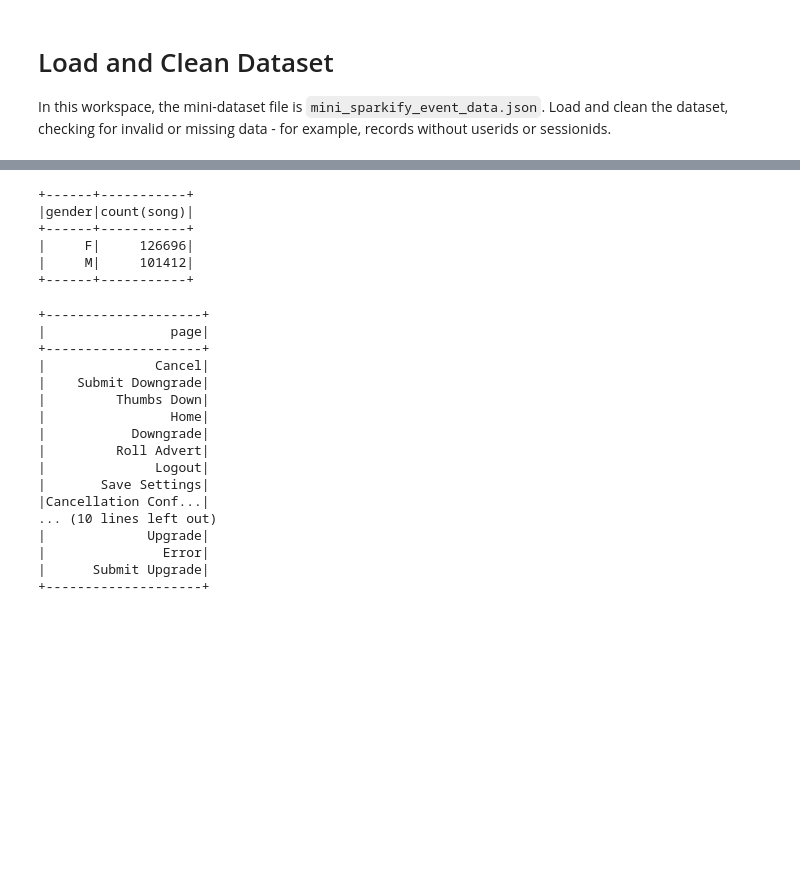
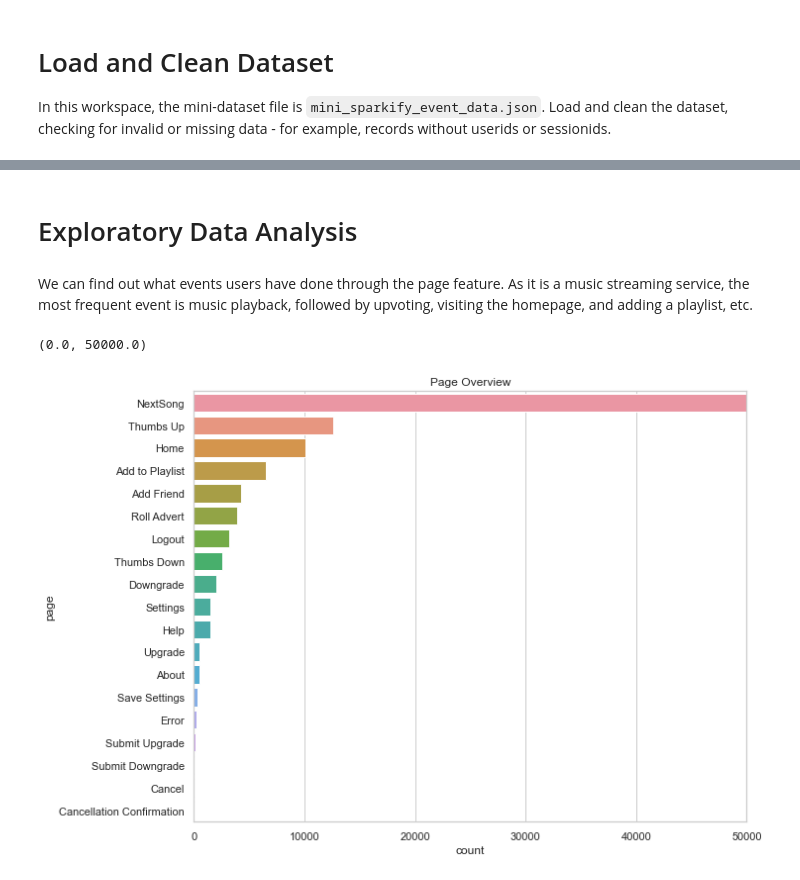
Before and after one commit to stillqe/sparkify, a Jupyter notebook: Sparkify.ipynb, the cells around one changed output, grey strips where cells are left out. Saved outputs shown, nothing was run; the diff lists cells and outputs as text; code cells hidden in the pictures; blank space fills up the shorter version.

```diff
--- a/Sparkify.ipynb
+++ b/Sparkify.ipynb
@@ -5,7 +5,6 @@ This workspace contains a tiny subset (128MB) of the full dataset available (12G
 # import libraries
 from pyspark.sql import SparkSession
 from pyspark.sql.functions import avg, col, concat, count, desc, explode, lit, min, max, sum, split, stddev, udf, when, lag, isnull
-
 from pyspark.sql.types import IntegerType
 from pyspark.ml.feature import RegexTokenizer, VectorAssembler, StandardScaler
 from pyspark.ml.regression import LinearRegression
@@ -22,6 +21,12 @@ import datetime
 
 import os
 
+import pandas as pd
+import seaborn as sns
+import matplotlib.pyplot as plt
+#set seaborn style
+sns.set(style="whitegrid")
+
 # Set spark environments
 os.environ['PYSPARK_PYTHON'] = '/Users/stillqe/anaconda/envs/Sparkify/bin/python3'
 os.environ['PYSPARK_DRIVER_PYTHON'] = '/Users/stillqe/anaconda/envs/Sparkify/bin/python3'
@@ -127,9 +88,0 @@ only showing top 20 rows
-# %%
-df.where(df.page=='NextSong').groupBy('gender').agg({'song':'count'}).show()
-# %% [output]
-+------+-----------+
-|gender|count(song)|
-+------+-----------+
-|     F|     126696|
-|     M|     101412|
-+------+-----------+
@@ -144,20 +89,12 @@ df.filter(df.page == 'NextSong') \
-# %%
-df.select('page').dropDuplicates().show(30)
-# %% [output]
-+--------------------+
-|                page|
-+--------------------+
-|              Cancel|
-|    Submit Downgrade|
-|         Thumbs Down|
-|                Home|
-|           Downgrade|
-|         Roll Advert|
-|              Logout|
-|       Save Settings|
-|Cancellation Conf...|
-... (10 lines left out)
-|             Upgrade|
-|               Error|
-|      Submit Upgrade|
-+--------------------+
+# %% [markdown]
+# Exploratory Data Analysis
+# %% [markdown]
+We can find out what events users have done through the page feature. As it is a music streaming service, the most frequent event is music playback, followed by upvoting, visiting the homepage, and adding a playlist, etc.
+# %%
+f, ax = plt.subplots(figsize=(10, 8))
+ax.set(title="Page Overview")
+sns.barplot(y='page', x='count',data=df.groupBy('page').count().orderBy(col('count').desc()).toPandas())
+ax.set_xlim(0,50000)
+# %% [output]
+(0.0, 50000.0)
+[figure, added]
```
Also changed, not shown: parts of 56 cells of this notebook.
